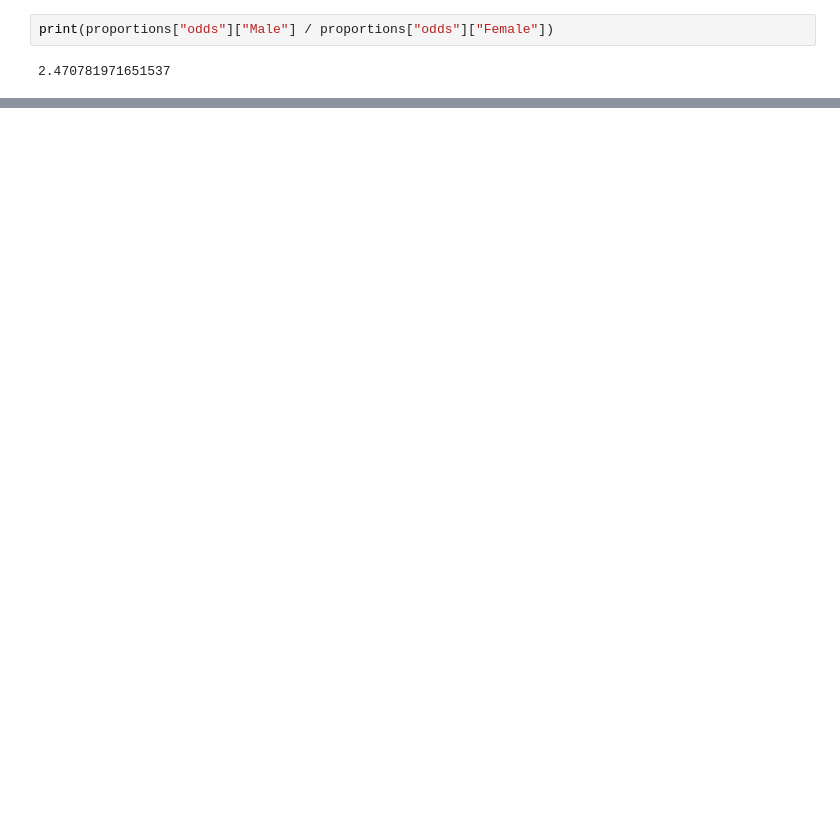
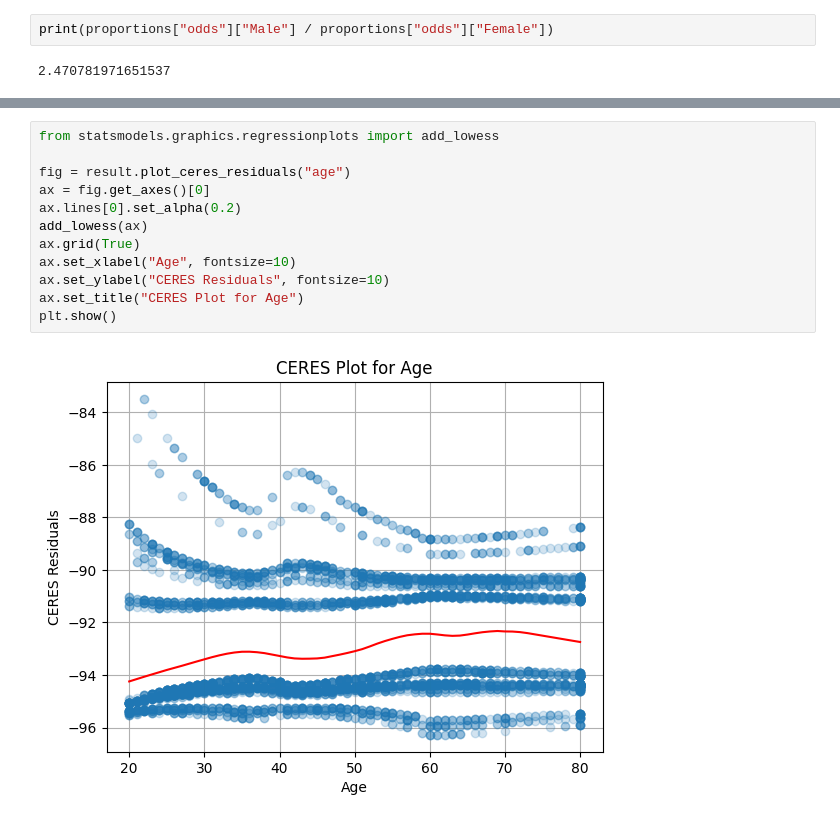
Before and after one commit to ibrahim-kocyigit/kocyigit-dsml, a Jupyter notebook: 03_specializations/01_fitting_statistical_models_to_data_with_python/02_fitting_models_to_independent_data/10_logistic_regression_in_python.ipynb, the cells around one changed output, grey strips where cells are left out. Cells and saved outputs as stored; diff of their text form; blank space fills up the shorter version.

Commit message:
working on 10_logistic_regression_in_python

```diff
--- a/03_specializations/01_fitting_statistical_models_to_data_with_python/02_fitting_models_to_independent_data/10_logistic_regression_in_python.ipynb
+++ b/03_specializations/01_fitting_statistical_models_to_data_with_python/02_fitting_models_to_independent_data/10_logistic_regression_in_python.ipynb
@@ -133,0 +295,14 @@ This table tells us that:
+# %%
+from statsmodels.graphics.regressionplots import add_lowess
+
+fig = result.plot_ceres_residuals("age")
+ax = fig.get_axes()[0]
+ax.lines[0].set_alpha(0.2)
+add_lowess(ax)
+ax.grid(True)
+ax.set_xlabel("Age", fontsize=10)
+ax.set_ylabel("CERES Residuals", fontsize=10)
+ax.set_title("CERES Plot for Age")
+plt.show()
+# %% [output]
+[figure, added]
```
Also changed, not shown: parts of 19 cells of this notebook.
